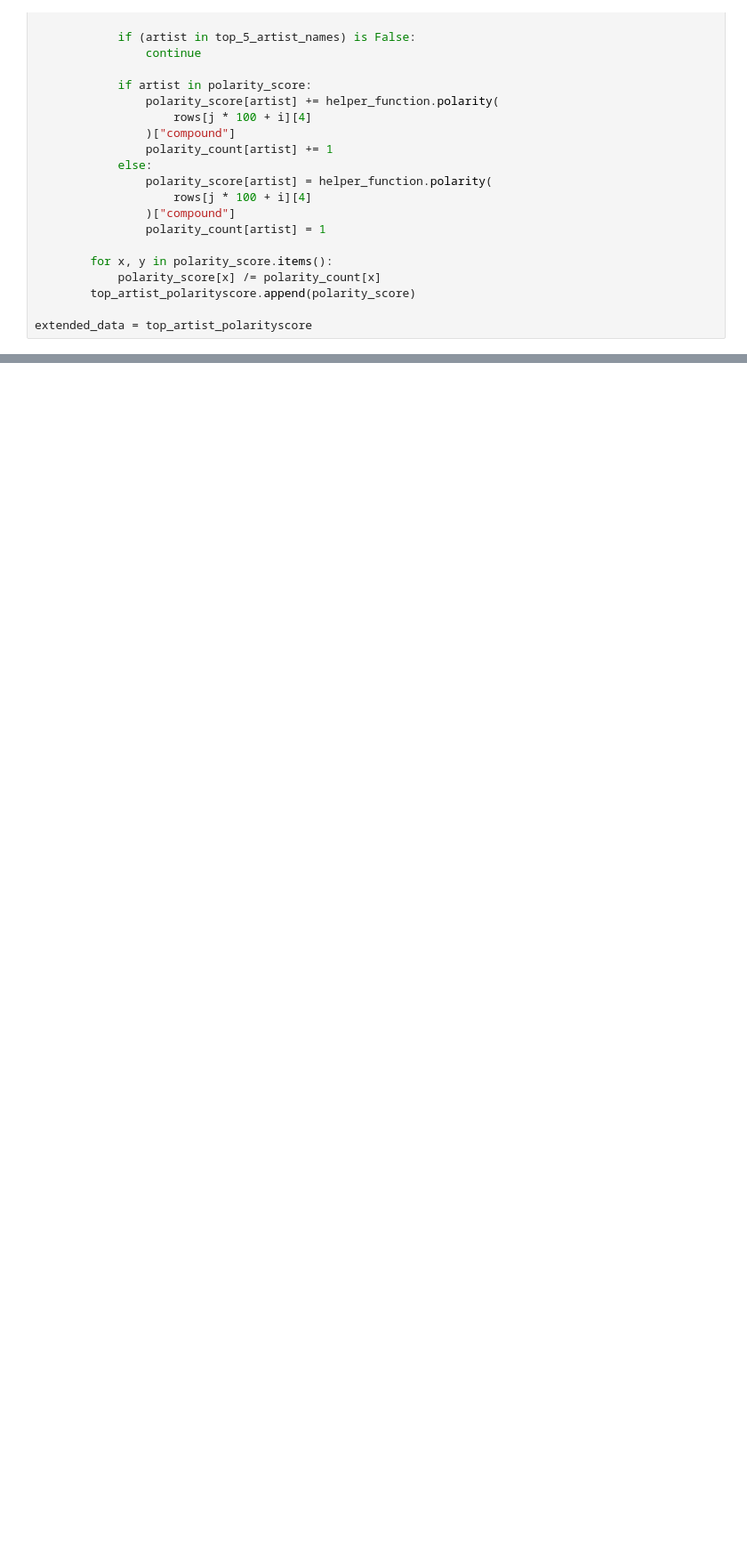
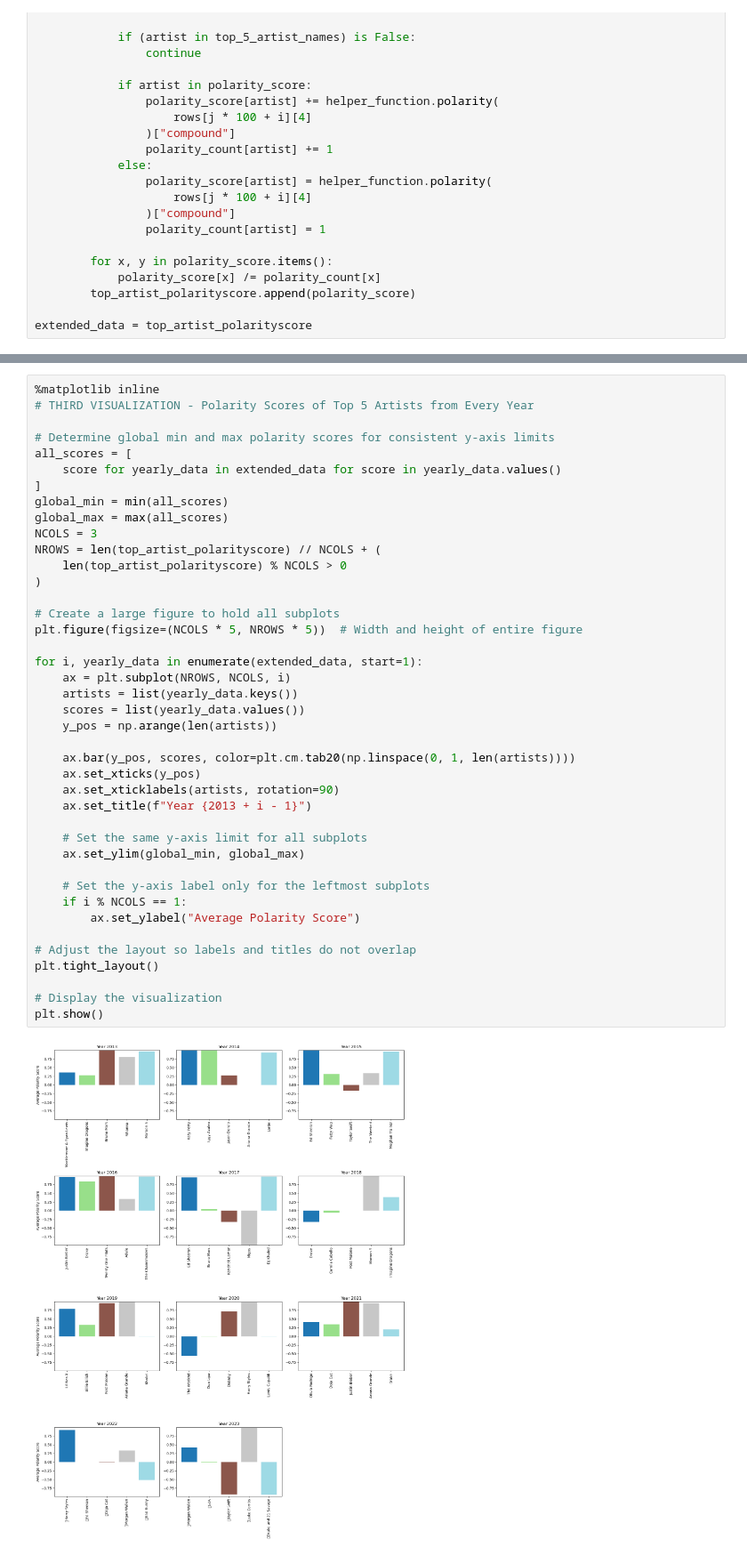
Before and after one commit to olincollege/pop-sadness-analysis, a Jupyter notebook: computational_essay copy.ipynb, the cells around one changed output, grey strips where cells are left out. Shown at 89% size. Drawn from its saved outputs; the diff is of its cells as text; blank space fills up the shorter version.

```diff
--- a/computational_essay copy.ipynb
+++ b/computational_essay copy.ipynb
@@ -319,0 +362,43 @@ NameError: name 'positivity_scores' is not defined
+# %%
+%matplotlib inline
+# THIRD VISUALIZATION - Polarity Scores of Top 5 Artists from Every Year
+
+# Determine global min and max polarity scores for consistent y-axis limits
+all_scores = [
+    score for yearly_data in extended_data for score in yearly_data.values()
+]
+global_min = min(all_scores)
+global_max = max(all_scores)
+NCOLS = 3
+NROWS = len(top_artist_polarityscore) // NCOLS + (
+    len(top_artist_polarityscore) % NCOLS > 0
+)
+
+# Create a large figure to hold all subplots
+plt.figure(figsize=(NCOLS * 5, NROWS * 5))  # Width and height of entire figure
+
+for i, yearly_data in enumerate(extended_data, start=1):
+    ax = plt.subplot(NROWS, NCOLS, i)
+    artists = list(yearly_data.keys())
+    scores = list(yearly_data.values())
+    y_pos = np.arange(len(artists))
+
+    ax.bar(y_pos, scores, color=plt.cm.tab20(np.linspace(0, 1, len(artists))))
+    ax.set_xticks(y_pos)
+    ax.set_xticklabels(artists, rotation=90)
+    ax.set_title(f"Year {2013 + i - 1}")
+
+    # Set the same y-axis limit for all subplots
+    ax.set_ylim(global_min, global_max)
+
+    # Set the y-axis label only for the leftmost subplots
+    if i % NCOLS == 1:
+        ax.set_ylabel("Average Polarity Score")
+
+# Adjust the layout so labels and titles do not overlap
+plt.tight_layout()
+
+# Display the visualization
+plt.show()
+# %% [output]
+[figure, added]
```
Also changed, not shown: parts of 14 cells of this notebook, 11 other files.
